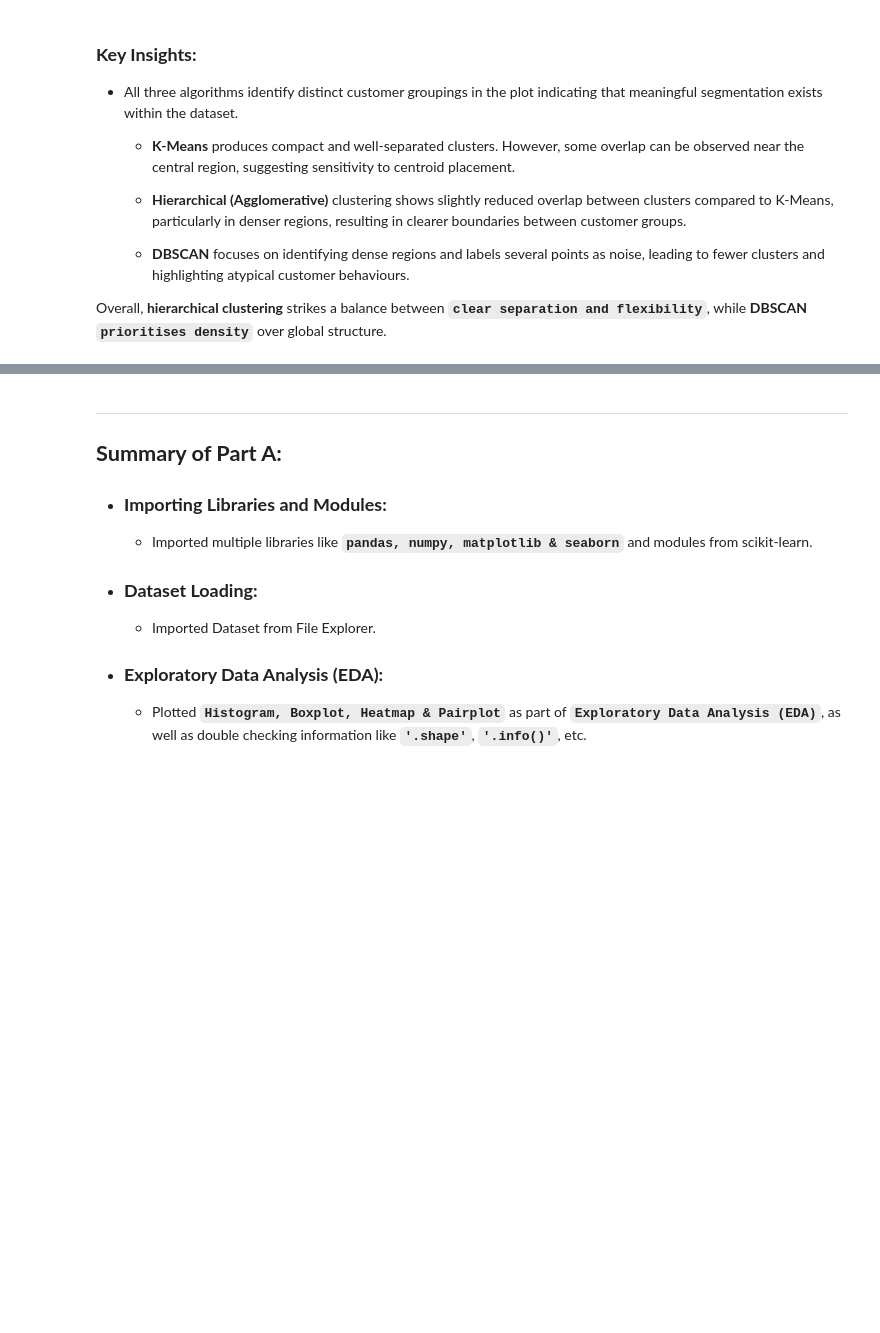
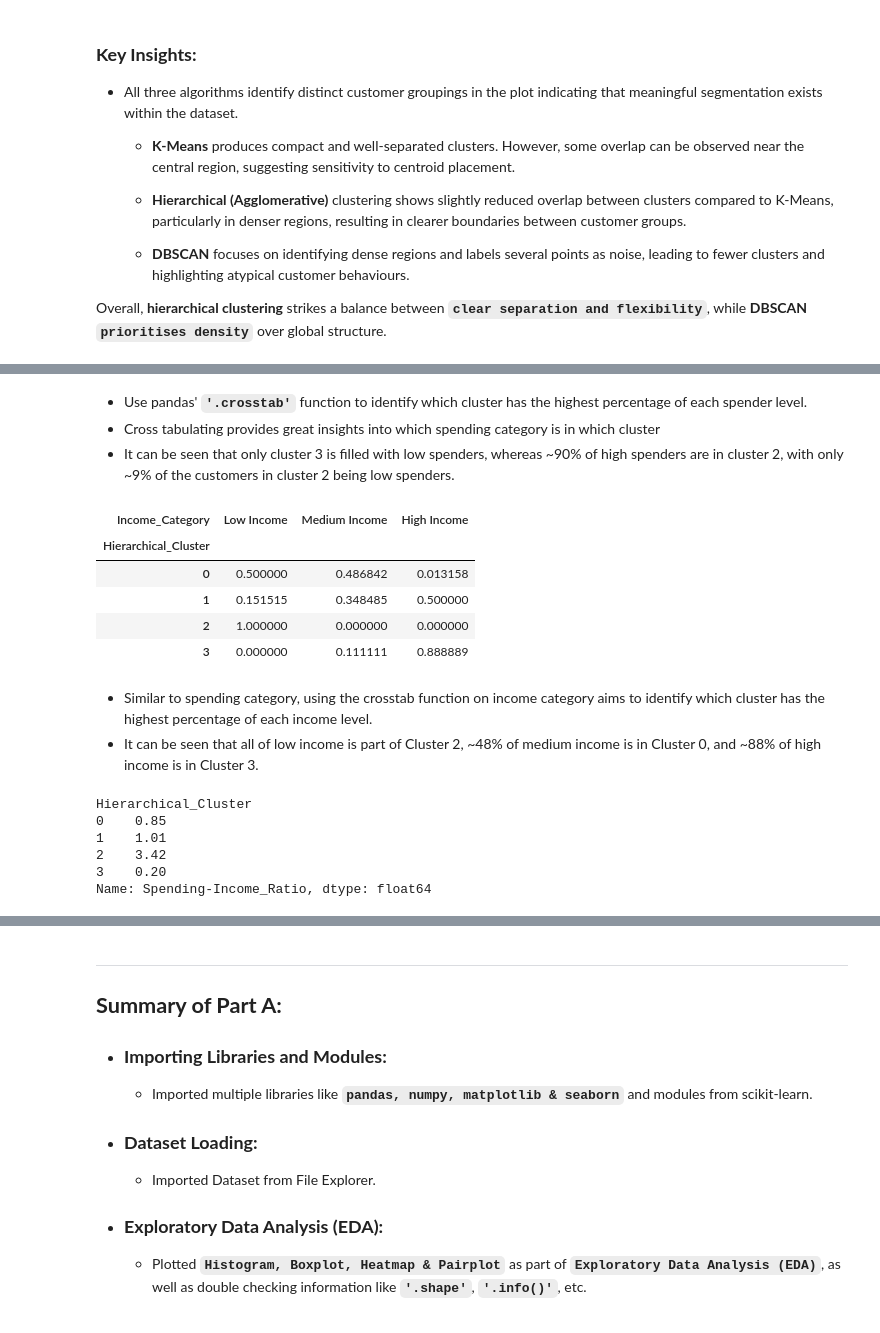
Before and after one commit to Cayden08/AIML, a Jupyter notebook: CA2/p2510893_CA2_PartA_Cayden.ipynb, the cells around one changed output, grey strips where cells are left out. Saved outputs shown, nothing was run; the diff lists cells and outputs as text; code cells hidden in the pictures; blank space fills up the shorter version.

```diff
--- a/CA2/p2510893_CA2_PartA_Cayden.ipynb
+++ b/CA2/p2510893_CA2_PartA_Cayden.ipynb
@@ -1040,0 +1076,29 @@ Overall, **hierarchical clustering** strikes a balance between **`clear separati
+# %% [markdown]
+- Use pandas' **`'.crosstab'`** function to identify which cluster has the highest percentage of each spender level.
+- Cross tabulating provides great insights into which spending category is in which cluster
+- It can be seen that only cluster 3 is filled with low spenders, whereas ~90% of high spenders are in cluster 2, with only ~9% of the customers in cluster 2 being low spenders.
+# %%
+pd.crosstab(
+    customer_df['Hierarchical_Cluster'],
+    customer_df['Income_Category'],
+    normalize='index'
+)
+# %% [output]
+| Income_Category | Low Income | Medium Income | High Income |
+| Hierarchical_Cluster |  |  |  |
+| 0 | 0.500000 | 0.486842 | 0.013158 |
+| 1 | 0.151515 | 0.348485 | 0.500000 |
+| 2 | 1.000000 | 0.000000 | 0.000000 |
+| 3 | 0.000000 | 0.111111 | 0.888889 |
+# %% [markdown]
+- Similar to spending category, using the crosstab function on income category aims to identify which cluster has the highest percentage of each income level.
+- It can be seen that all of low income is part of Cluster 2, ~48% of medium income is in Cluster 0, and ~88% of high income is in Cluster 3.
+# %%
+customer_df.groupby('Hierarchical_Cluster')['Spending-Income_Ratio'].mean().round(2)
+# %% [output]
+Hierarchical_Cluster
+0    0.85
+1    1.01
+2    3.42
+3    0.20
+Name: Spending-Income_Ratio, dtype: float64
```
Also changed, not shown: parts of 15 cells of this notebook, 1 other file.
